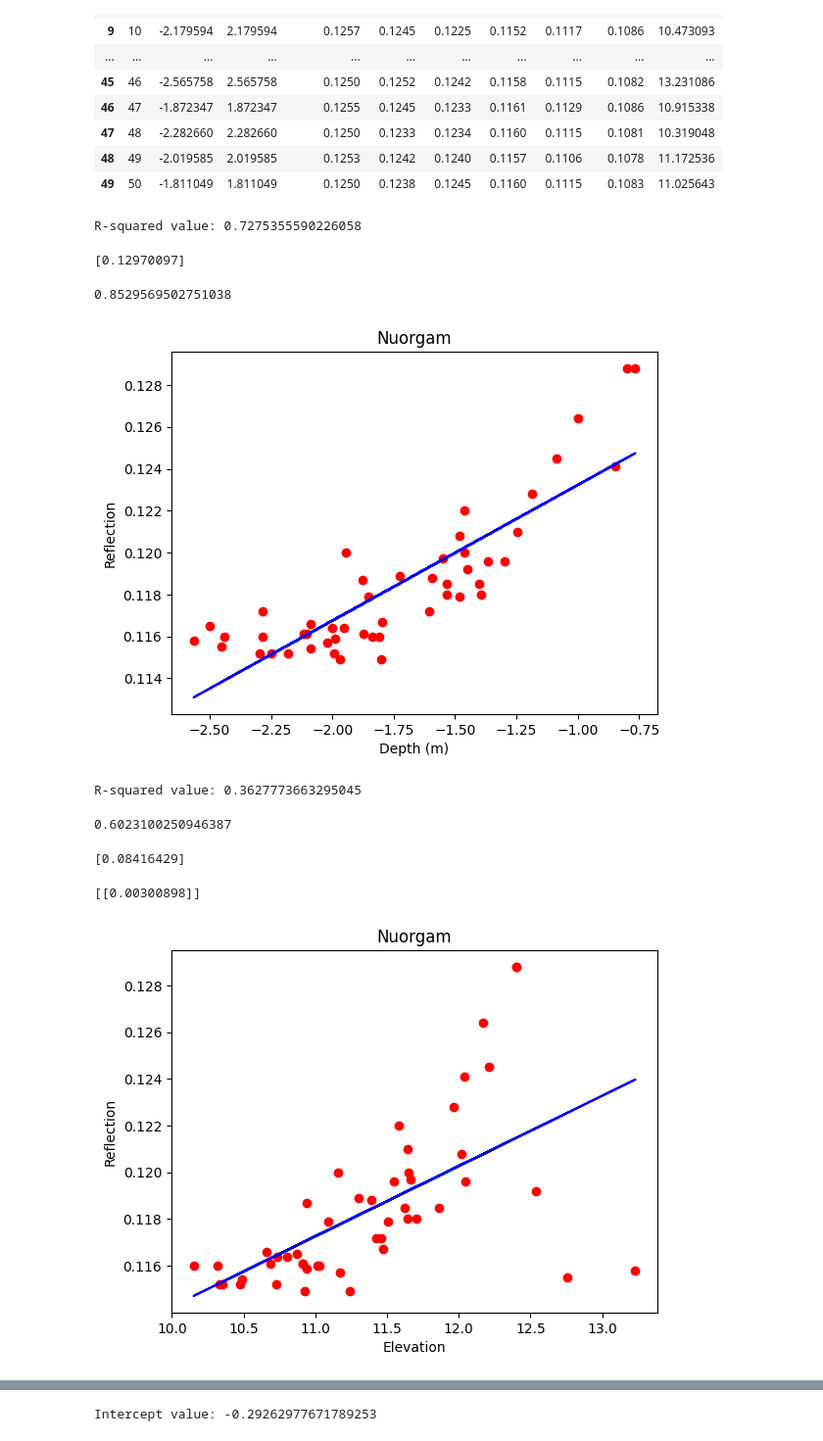
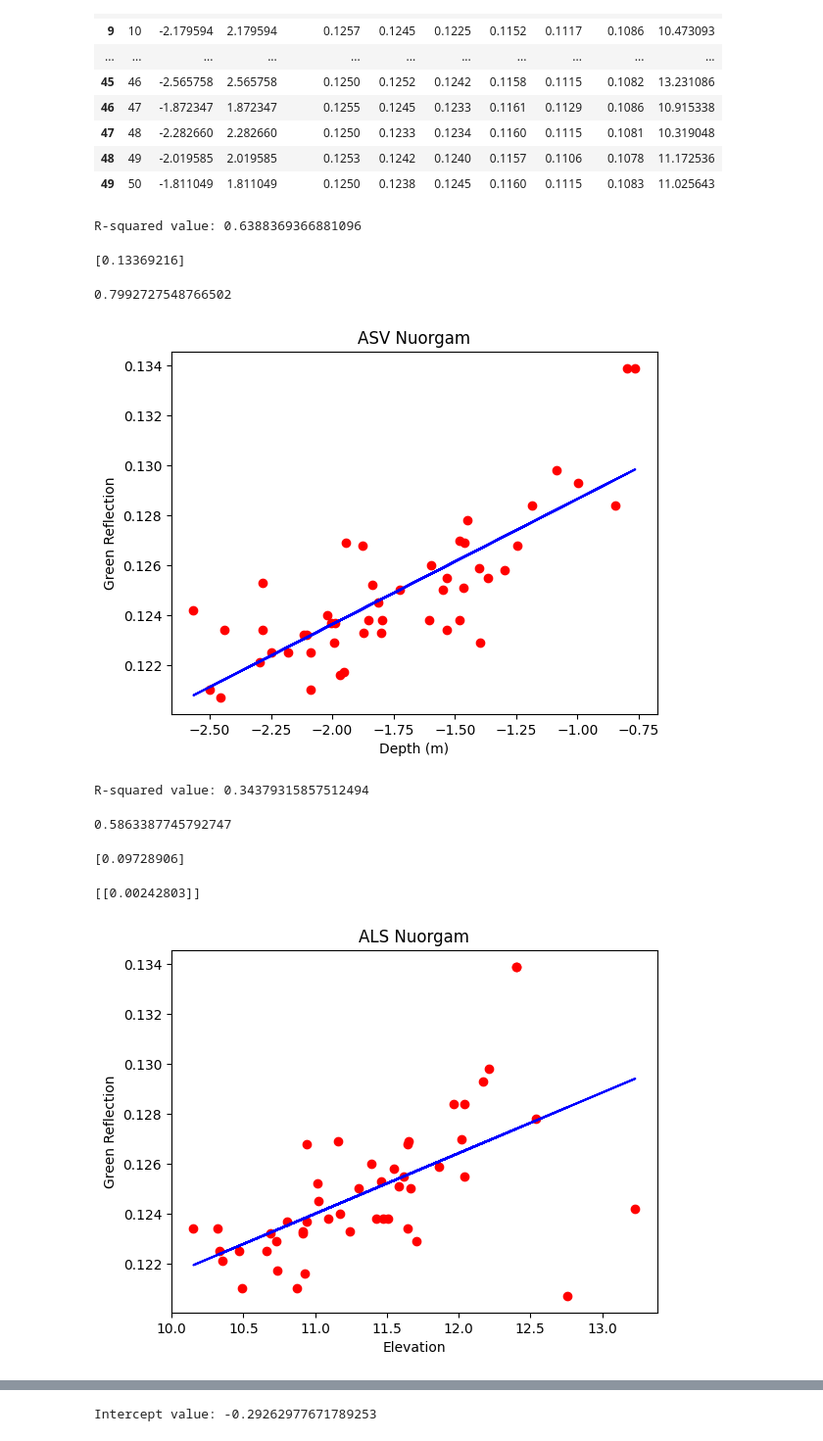
Before and after one commit to susannakukka/bathymetric-model-analysis, a Jupyter notebook: notebooks/sentinel2_bathymetry.ipynb, the cells around one changed output, grey strips where cells are left out. Shown: that part at 98% size. Cells and saved outputs as stored; diff of their text form; code cells hidden in the pictures.

Commit message:
tried different calculations for coeff values trying to figure out lyzenga depth

```diff
--- a/notebooks/sentinel2_bathymetry.ipynb
+++ b/notebooks/sentinel2_bathymetry.ipynb
@@ -338,66 +356,66 @@ n_c = n_c.dropna()
 # %%
 # coefficient A
 x = n_c[['SAMPLE_1']]
-y = n_c[['Band_4']]
+y = n_c[['Band_3']]
 # %%
 model.fit(x, y)
 
 r2_score = model.score(x, y)
 print(f"R-squared value: {r2_score}")
 # %% [output]
-R-squared value: 0.7275355590226058
+R-squared value: 0.6388369366881096
 # %%
 print(model.intercept_)
 # %% [output]
-[0.12970097]
+[0.13369216]
 # %%
 # correlation
-n_c["SAMPLE_1"].corr(n_c["Band_4"])
+n_c["SAMPLE_1"].corr(n_c["Band_3"])
 # %% [output]
-0.8529569502751038
+0.7992727548766502
 # %%
 plt.scatter(x, y, color = 'red')
 plt.plot(x, model.predict(x), color = 'blue')
-plt.title('Nuorgam')
+plt.title('ASV Nuorgam')
 plt.xlabel('Depth (m)')
-plt.ylabel('Reflection')
+plt.ylabel('Green Reflection')
 plt.show()
 # %% [output]
-[figure, old version]
+[figure, new version]
 # %%
 # Coefficient B
 x = n_c[['ALS']]
-y = n_c[['Band_4']]
+y = n_c[['Band_3']]
 # %%
 model.fit(x, y)
 
 r2_score = model.score(x, y)
 print(f"R-squared value: {r2_score}")
 # %% [output]
-R-squared value: 0.3627773663295045
+R-squared value: 0.34379315857512494
 # %%
 # correlation
-n_c["ALS"].corr(n_c["Band_4"])
+n_c["ALS"].corr(n_c["Band_3"])
 # %% [output]
-0.6023100250946387
+0.5863387745792747
 # %%
 intercept = model.intercept_
 print(intercept)
 # %% [output]
-[0.08416429]
+[0.09728906]
 # %%
 print(model.coef_)
 # %% [output]
-[[0.00300898]]
+[[0.00242803]]
 # %%
 plt.scatter(x, y, color = 'red')
 plt.plot(x, model.predict(x), color = 'blue')
-plt.title('Nuorgam')
+plt.title('ALS Nuorgam')
 plt.xlabel('Elevation')
-plt.ylabel('Reflection')
+plt.ylabel('Green Reflection')
 plt.show()
 # %% [output]
-[figure, old version]
+[figure, new version]
 # %%
 #power = pow(n_c['Band_3'],0.00300898)
 # %%
```
Also changed, not shown: parts of 7 cells of this notebook, 2 other files.
